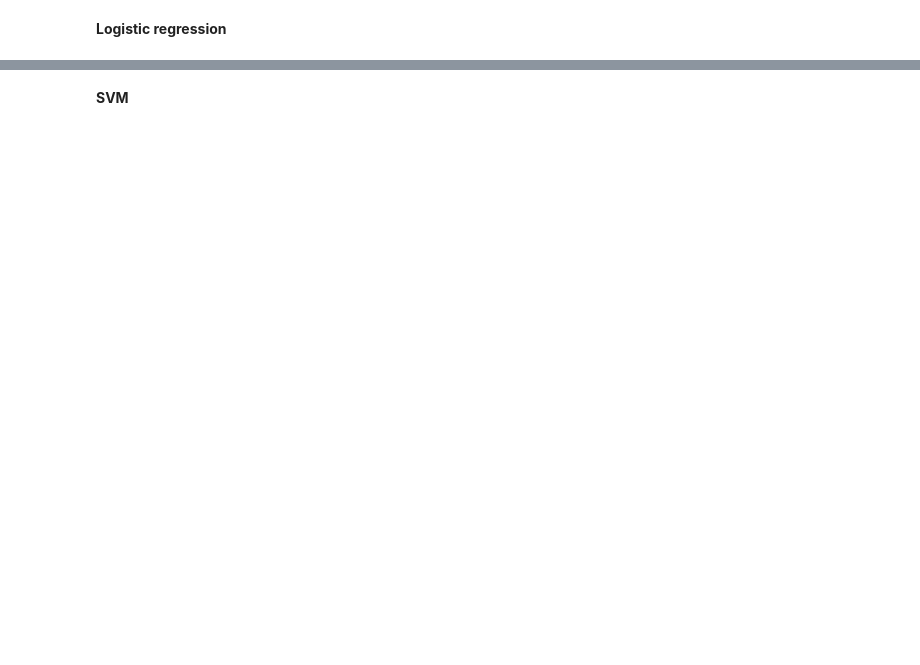
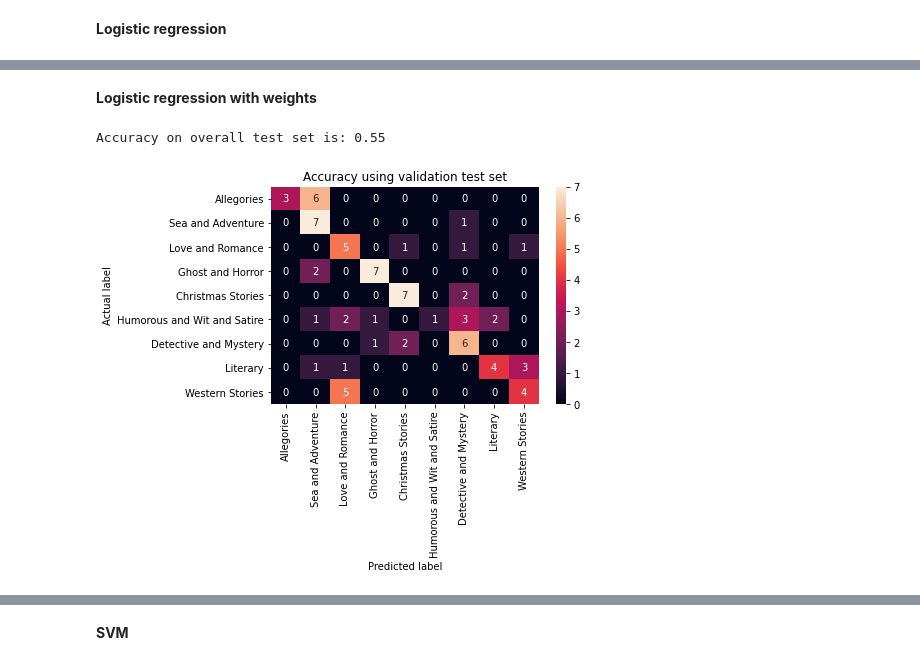
Before and after one commit to BlackCurrantDS/ATiML-Project, a Jupyter notebook: PCA_Analysis.ipynb, the cells around one changed output, grey strips where cells are left out. Saved outputs shown, nothing was run; the diff lists cells and outputs as text; code cells hidden in the pictures; blank space fills up the shorter version.

```diff
--- a/PCA_Analysis.ipynb
+++ b/PCA_Analysis.ipynb
@@ -110,0 +125,2 @@ plt.show()
+# %% [markdown]
+**Logistic regression with weights**
@@ -111,3 +131,18 @@ plt.show()
+# %%
+print("Accuracy on overall test set is:", metrics.accuracy_score(y_val,y_pred_lr))
+# %% [output]
+Accuracy on overall test set is: 0.55
+# %%
+from matplotlib import pyplot as plt
+from sklearn.metrics import accuracy_score
+cm = confusion_matrix(y_val, y_pred_lr)
+sns.heatmap(cm, annot=True , xticklabels=train_data.genre.unique(), yticklabels=train_data.genre.unique())
+plt.title('Accuracy using validation test set'.format(accuracy_score(y_val, y_pred_lr)))
+plt.ylabel('Actual label')
+plt.xlabel('Predicted label')
+plt.show()
+# %% [output]
+[figure, added]
 # %%
 print(classification_report(y_val, y_pred_lr))
 # %% [output]
```
Also changed, not shown: parts of 21 cells of this notebook.
